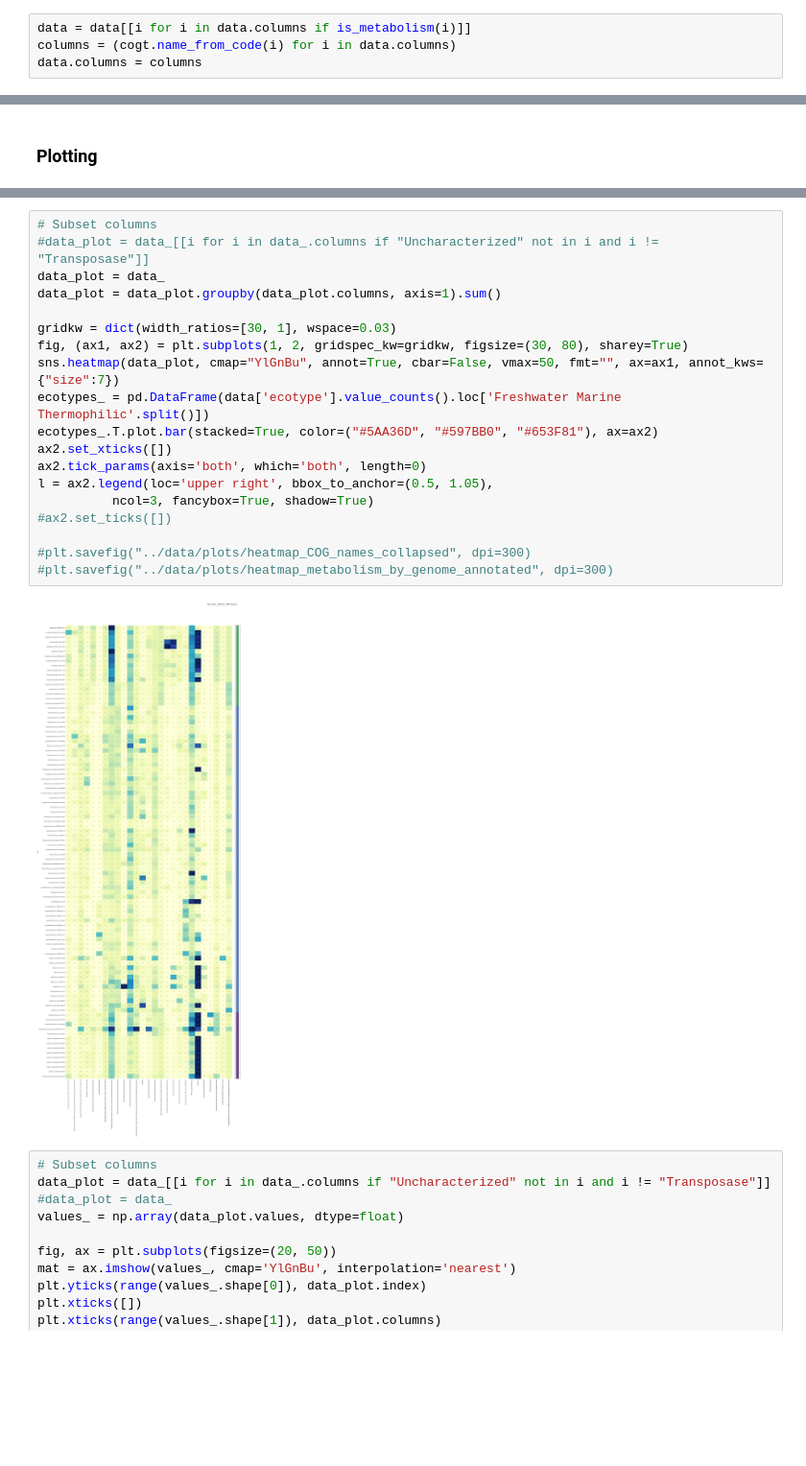
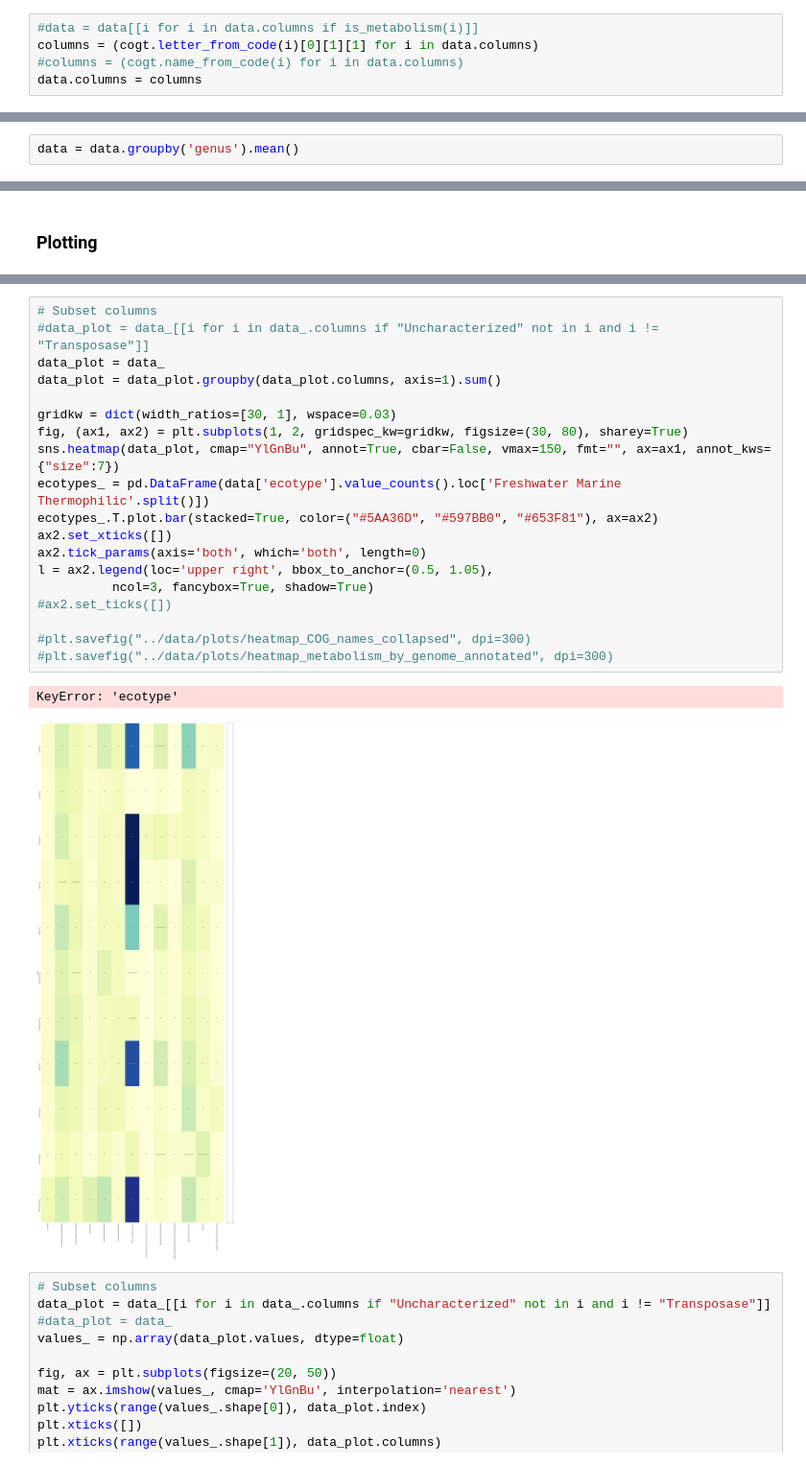
Before and after one commit to vinisalazar/SynechococcusPreprint, a Jupyter notebook: ipynb/Figure4_Table2_COG.ipynb, the cells around one changed output, grey strips where cells are left out. Shown at 96% size. Drawn from its saved outputs; the diff is of its cells as text; blank space fills up the shorter version.

Commit message:
Starting plot function

```diff
--- a/ipynb/Figure4_Table2_COG.ipynb
+++ b/ipynb/Figure4_Table2_COG.ipynb
@@ -39,8 +39,9 @@ def is_metabolism(cog_code):
     else:
         return False
 # %%
-data = data[[i for i in data.columns if is_metabolism(i)]]
-columns = (cogt.name_from_code(i) for i in data.columns)
+#data = data[[i for i in data.columns if is_metabolism(i)]]
+columns = (cogt.letter_from_code(i)[0][1][1] for i in data.columns)
+#columns = (cogt.name_from_code(i) for i in data.columns)
 data.columns = columns
 # %% [markdown]
 ### Dataframe formatting
@@ -103,6 +104,8 @@ data_ = data_g.loc[ecotype_df.index]
 data['genus'] = [i.split()[0] for i in data.index]
 data['ecotype'] = data['genus'].apply(lambda s: ecotypes[s])
 data = data.sort_values("ecotype")
+# %%
+data = data.groupby('genus').mean()
 # %%
 # Select features based on standard deviation
 data_ = data.iloc[:, :-2]
@@ -137,24 +156,25 @@ plt.savefig("../data/plots/heatmap_metabolism_by_genome", dpi=300)
 # %%
 # Subset columns
 #data_plot = data_[[i for i in data_.columns if "Uncharacterized" not in i and i != "Transposase"]]
 data_plot = data_
 data_plot = data_plot.groupby(data_plot.columns, axis=1).sum()
 
 gridkw = dict(width_ratios=[30, 1], wspace=0.03)
 fig, (ax1, ax2) = plt.subplots(1, 2, gridspec_kw=gridkw, figsize=(30, 80), sharey=True)
-sns.heatmap(data_plot, cmap="YlGnBu", annot=True, cbar=False, vmax=50, fmt="", ax=ax1, annot_kws={"size":7})
+sns.heatmap(data_plot, cmap="YlGnBu", annot=True, cbar=False, vmax=150, fmt="", ax=ax1, annot_kws={"size":7})
 ecotypes_ = pd.DataFrame(data['ecotype'].value_counts().loc['Freshwater Marine Thermophilic'.split()])
 ecotypes_.T.plot.bar(stacked=True, color=("#5AA36D", "#597BB0", "#653F81"), ax=ax2)
 ax2.set_xticks([])
 ax2.tick_params(axis='both', which='both', length=0)
 l = ax2.legend(loc='upper right', bbox_to_anchor=(0.5, 1.05),
           ncol=3, fancybox=True, shadow=True)
 #ax2.set_ticks([])
 
 #plt.savefig("../data/plots/heatmap_COG_names_collapsed", dpi=300)
 #plt.savefig("../data/plots/heatmap_metabolism_by_genome_annotated", dpi=300)
 # %% [output]
+KeyError: 'ecotype'
-[figure, old version]
+[figure, new version]
 # %%
 # Subset columns
 data_plot = data_[[i for i in data_.columns if "Uncharacterized" not in i and i != "Transposase"]]
```
Also changed, not shown: parts of 3 cells of this notebook.
